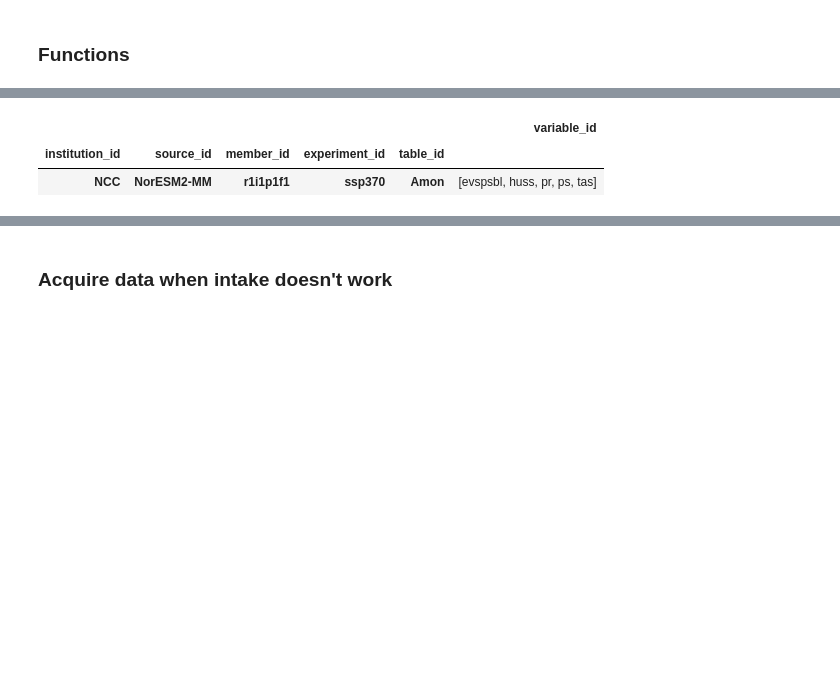
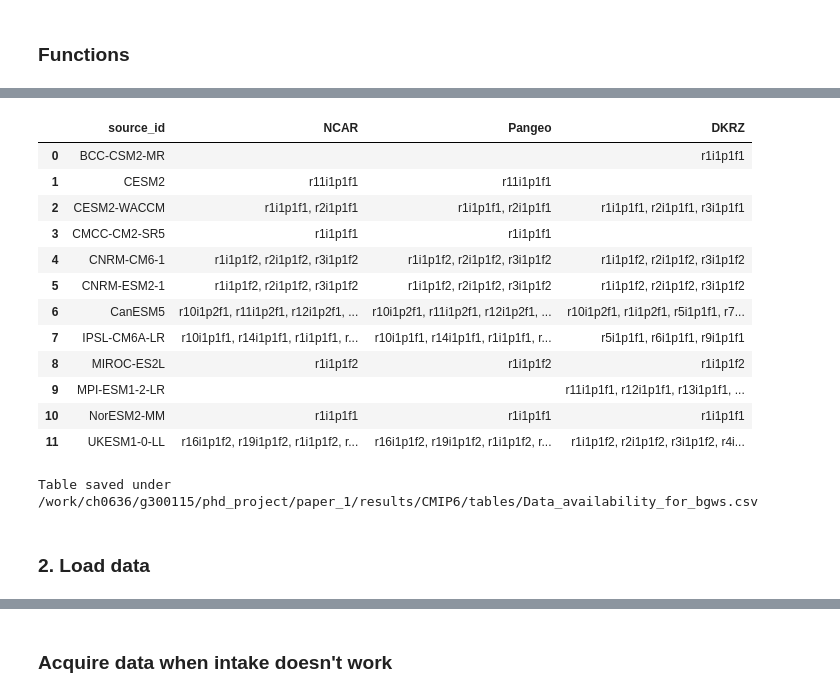
Before and after one commit to simonheselschwerdt/bgws_analysis, a Jupyter notebook: notebooks/import_and_save/CMIP6_intake.ipynb, the cells around one changed output, grey strips where cells are left out. Cells and saved outputs as stored; diff of their text form; code cells hidden in the pictures; blank space fills up the shorter version.

```diff
--- a/notebooks/import_and_save/CMIP6_intake.ipynb
+++ b/notebooks/import_and_save/CMIP6_intake.ipynb
@@ -295,0 +450,27 @@ attrs = dict(
+# %%
+member_id_df
+# %% [output]
+|  | source_id | NCAR | Pangeo | DKRZ |
+| 0 | BCC-CSM2-MR |  |  | r1i1p1f1 |
+| 1 | CESM2 | r11i1p1f1 | r11i1p1f1 |  |
+| 2 | CESM2-WACCM | r1i1p1f1, r2i1p1f1 | r1i1p1f1, r2i1p1f1 | r1i1p1f1, r2i1p1f1, r3i1p1f1 |
+| 3 | CMCC-CM2-SR5 | r1i1p1f1 | r1i1p1f1 |  |
+| 4 | CNRM-CM6-1 | r1i1p1f2, r2i1p1f2, r3i1p1f2 | r1i1p1f2, r2i1p1f2, r3i1p1f2 | r1i1p1f2, r2i1p1f2, r3i1p1f2 |
+| 5 | CNRM-ESM2-1 | r1i1p1f2, r2i1p1f2, r3i1p1f2 | r1i1p1f2, r2i1p1f2, r3i1p1f2 | r1i1p1f2, r2i1p1f2, r3i1p1f2 |
+| 6 | CanESM5 | r10i1p2f1, r11i1p2f1, r12i1p2f1, ... | r10i1p2f1, r11i1p2f1, r12i1p2f1, ... | r10i1p2f1, r1i1p2f1, r5i1p1f1, r7... |
+| 7 | IPSL-CM6A-LR | r10i1p1f1, r14i1p1f1, r1i1p1f1, r... | r10i1p1f1, r14i1p1f1, r1i1p1f1, r... | r5i1p1f1, r6i1p1f1, r9i1p1f1 |
+| 8 | MIROC-ES2L | r1i1p1f2 | r1i1p1f2 | r1i1p1f2 |
+| 9 | MPI-ESM1-2-LR |  |  | r11i1p1f1, r12i1p1f1, r13i1p1f1, ... |
+| 10 | NorESM2-MM | r1i1p1f1 | r1i1p1f1 | r1i1p1f1 |
+| 11 | UKESM1-0-LL | r16i1p1f2, r19i1p1f2, r1i1p1f2, r... | r16i1p1f2, r19i1p1f2, r1i1p1f2, r... | r1i1p1f2, r2i1p1f2, r3i1p1f2, r4i... |
+# %%
+# Save tables
+save_dir = "/work/ch0636/g300115/phd_project/paper_1/results/CMIP6/tables"
+filename= "Data_availability_for_bgws.csv"
+#Data_availability_for_regression_analysis Member_id_per_catalog_for_bgws
+
+#tb.save_tabel(final_df, save_dir, filename)
+# %% [output]
+Table saved under /work/ch0636/g300115/phd_project/paper_1/results/CMIP6/tables/Data_availability_for_bgws.csv
+# %% [markdown]
+### 2. Load data
@@ -300,27 +502,3 @@ selection = cat_cmip6.search(**attrs)
-# %%
-# ----Set properties of pandas tables ----
-pd.set_option('display.max_colwidth', None) #pd.reset_option('display.max_colwidth')
-pd.set_option('display.max_rows', None) #pd.reset_option('display.max_rows', None)
-
-# ----Print table with different attributes of selected data----
-selection.df.groupby(
-    [
-       # "grid_label",
-        "institution_id",
-        "source_id",
-        #"version",
-        'member_id',
-       # "time_range",
-        'experiment_id',
-
-         'table_id'
-    #    'variable_id'
-    ]
-)['variable_id'].unique().apply(list).to_frame()
-# %% [output]
-|  |  |  |  |  | variable_id |
-| institution_id | source_id | member_id | experiment_id | table_id |  |
-| NCC | NorESM2-MM | r1i1p1f1 | ssp370 | Amon | [evspsbl, huss, pr, ps, tas] |
 # %%
 ##### ========= Load selection in dictionary ==========
 
```
Also changed, not shown: parts of 31 cells of this notebook, 2 other files.
